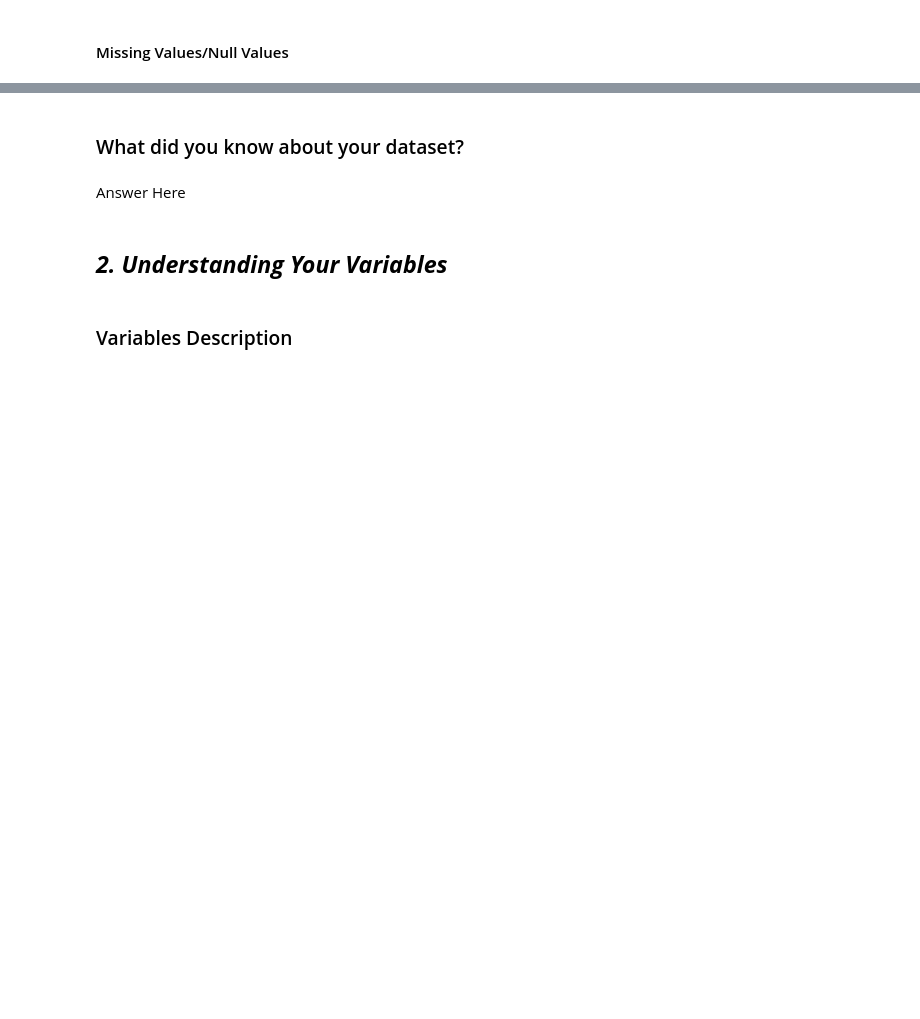
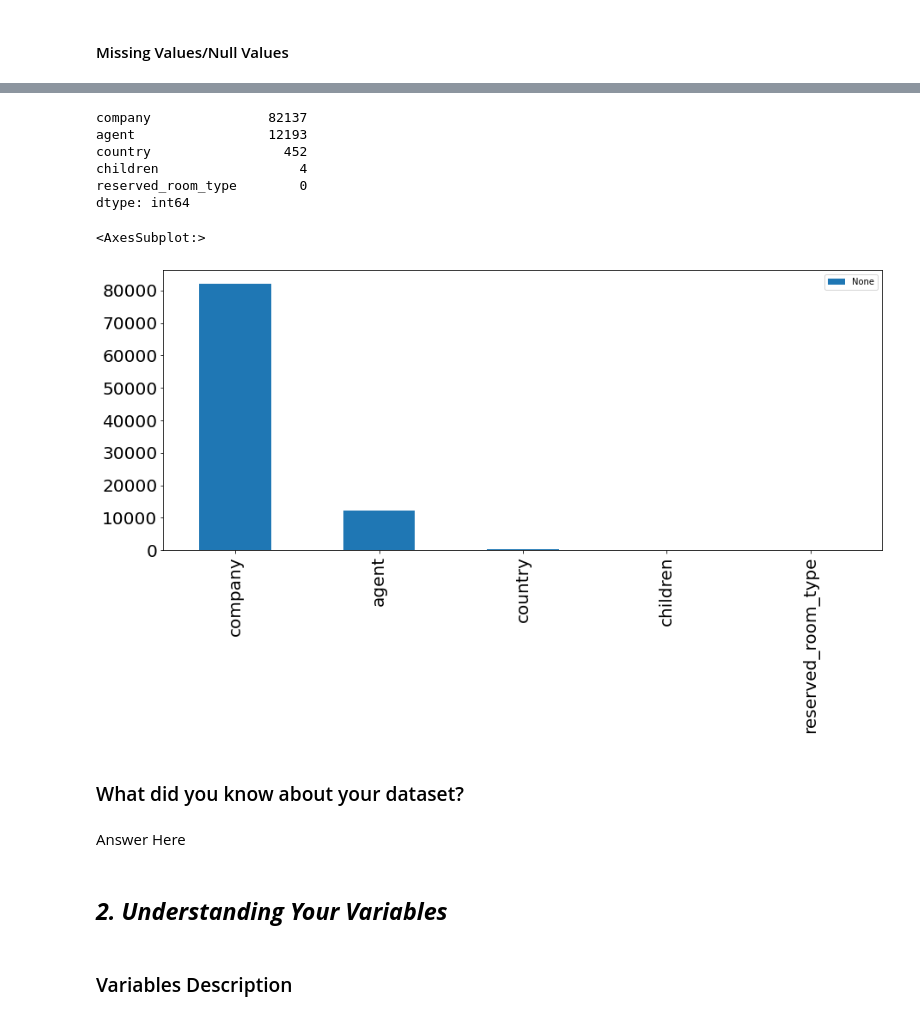
Before and after one commit to abhiwavhal/EDA-HOTEL-BOOKING-ANALYSIS, a Jupyter notebook: Hotel_booking_individual_EDA_Submission.ipynb, the cells around one changed output, grey strips where cells are left out. Saved outputs shown, nothing was run; the diff lists cells and outputs as text; code cells hidden in the pictures; blank space fills up the shorter version.

```diff
--- a/Hotel_booking_individual_EDA_Submission.ipynb
+++ b/Hotel_booking_individual_EDA_Submission.ipynb
@@ -124,3 +143,4 @@ Index(['hotel', 'is_canceled', 'lead_time', 'arrival_date_year',
 #### Duplicate Values
 # %%
 # Dataset Duplicate Value Count
+df.drop_duplicates(inplace=True)
@@ -130,0 +192,4 @@ Index(['hotel', 'is_canceled', 'lead_time', 'arrival_date_year',
+# %%
+df.fillna(np.nan , inplace=True)
+df
+#We have replaced all null values as Nan
@@ -131,5 +210,21 @@ Index(['hotel', 'is_canceled', 'lead_time', 'arrival_date_year',
 # %%
 # Visualizing the missing values
+a = df.isna().sum()
+missing_values=a.sort_values(ascending = False)[:5]
+missing_values
+# %% [output]
+company               82137
+agent                 12193
+country                 452
+children                  4
+reserved_room_type        0
+dtype: int64
+# %%
+plt.figure(figsize=(15,6))
+missing_values.plot(kind = 'bar', fontsize = 20,legend='True')
+# %% [output]
+<AxesSubplot:>
+[figure, added]
 # %% [markdown]
 ### What did you know about your dataset?
 # %% [markdown]
```
Also changed, not shown: parts of 6 cells of this notebook.
